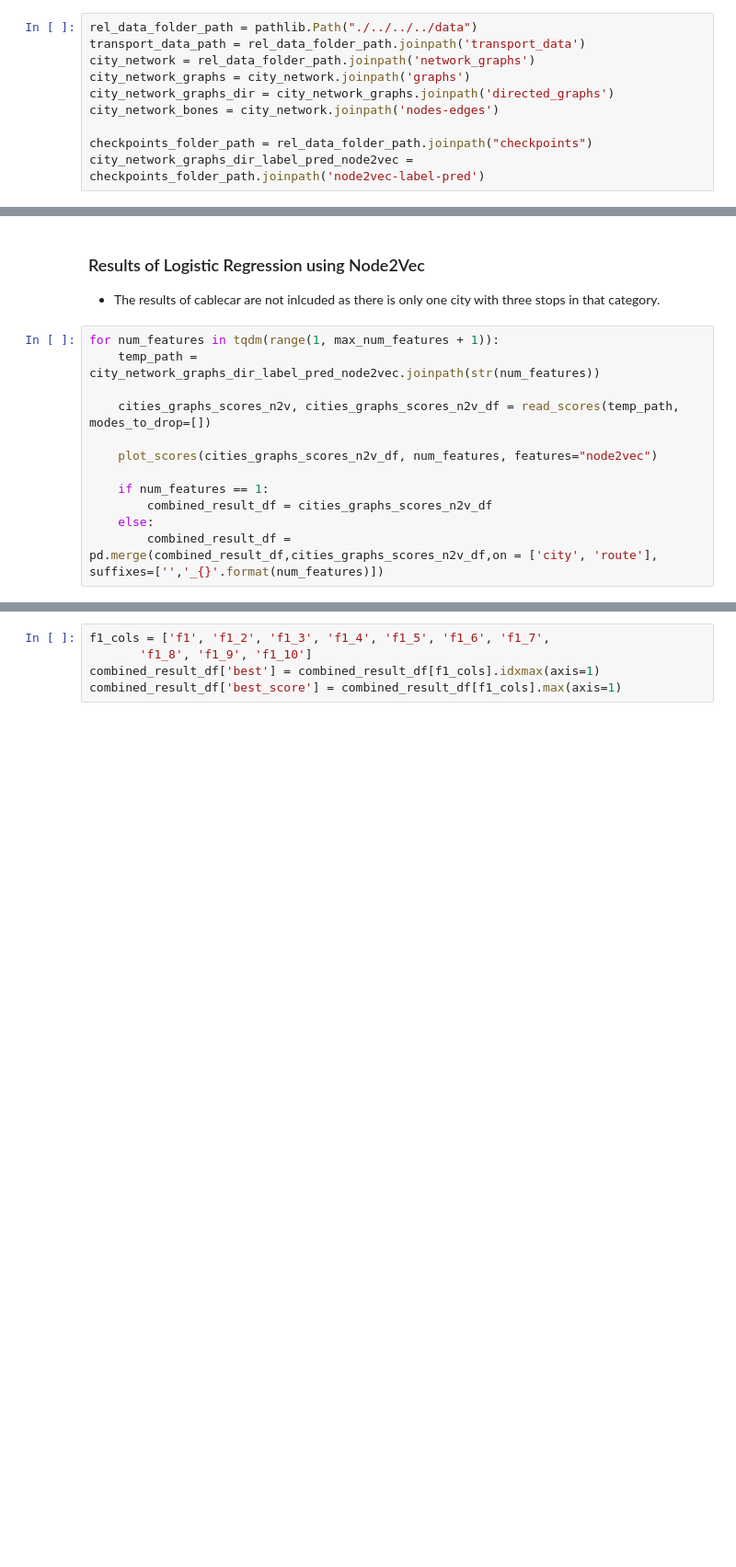
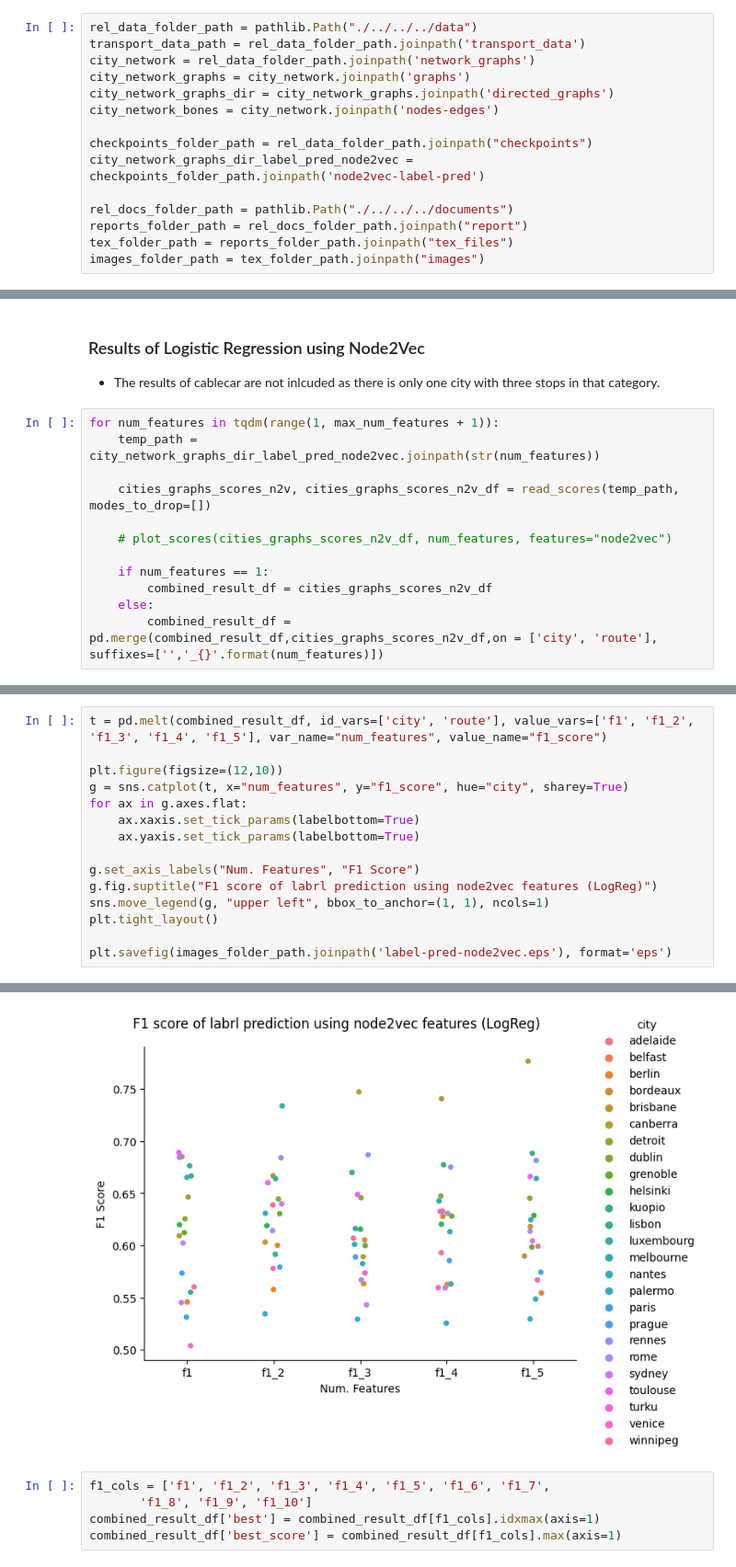
Before and after one commit to ravinitheshreddy/urban-transit-networks-analysis, a Jupyter notebook: notebooks/Exploitation/label-prediction/exploitation-node2vec.ipynb, the cells around one changed output, grey strips where cells are left out. Shown: that part at 92% size. Drawn from its saved outputs; the diff is of its cells as text; blank space fills up the shorter version.

```diff
--- a/notebooks/Exploitation/label-prediction/exploitation-node2vec.ipynb
+++ b/notebooks/Exploitation/label-prediction/exploitation-node2vec.ipynb
@@ -47,6 +47,11 @@ city_network_bones = city_network.joinpath('nodes-edges')
 
 checkpoints_folder_path = rel_data_folder_path.joinpath("checkpoints")
 city_network_graphs_dir_label_pred_node2vec = checkpoints_folder_path.joinpath('node2vec-label-pred')
+
+rel_docs_folder_path = pathlib.Path("./../../../documents")
+reports_folder_path = rel_docs_folder_path.joinpath("report")
+tex_folder_path = reports_folder_path.joinpath("tex_files")
+images_folder_path = tex_folder_path.joinpath("images")
 # %% [markdown]
 **Utility Functions**
 # %%
@@ -334,7 +340,7 @@ for num_features in tqdm(range(1, max_num_features + 1)):
 
     cities_graphs_scores_n2v, cities_graphs_scores_n2v_df = read_scores(temp_path, modes_to_drop=[])
 
-    plot_scores(cities_graphs_scores_n2v_df, num_features, features="node2vec")
+    # plot_scores(cities_graphs_scores_n2v_df, num_features, features="node2vec")
 
     if num_features == 1:
         combined_result_df = cities_graphs_scores_n2v_df
@@ -353,0 +349,16 @@ for num_features in tqdm(range(1, max_num_features + 1)):
+# %%
+t = pd.melt(combined_result_df, id_vars=['city', 'route'], value_vars=['f1', 'f1_2', 'f1_3', 'f1_4', 'f1_5'], var_name="num_features", value_name="f1_score")
+
+plt.figure(figsize=(12,10))
+g = sns.catplot(t, x="num_features", y="f1_score", hue="city", sharey=True)
+for ax in g.axes.flat:
+    ax.xaxis.set_tick_params(labelbottom=True)
+    ax.yaxis.set_tick_params(labelbottom=True)
+
+g.set_axis_labels("Num. Features", "F1 Score")
+g.fig.suptitle("F1 score of labrl prediction using node2vec features (LogReg)")
+sns.move_legend(g, "upper left", bbox_to_anchor=(1, 1), ncols=1)
+plt.tight_layout()
+
+plt.savefig(images_folder_path.joinpath('label-pred-node2vec.eps'), format='eps')
+# %% [output]
@@ -354,3 +366,4 @@ for num_features in tqdm(range(1, max_num_features + 1)):
+[figure, added]
 # %%
 f1_cols = ['f1', 'f1_2', 'f1_3', 'f1_4', 'f1_5', 'f1_6', 'f1_7',
        'f1_8', 'f1_9', 'f1_10']
```
Also changed, not shown: parts of 3 cells of this notebook, 26 other files.
